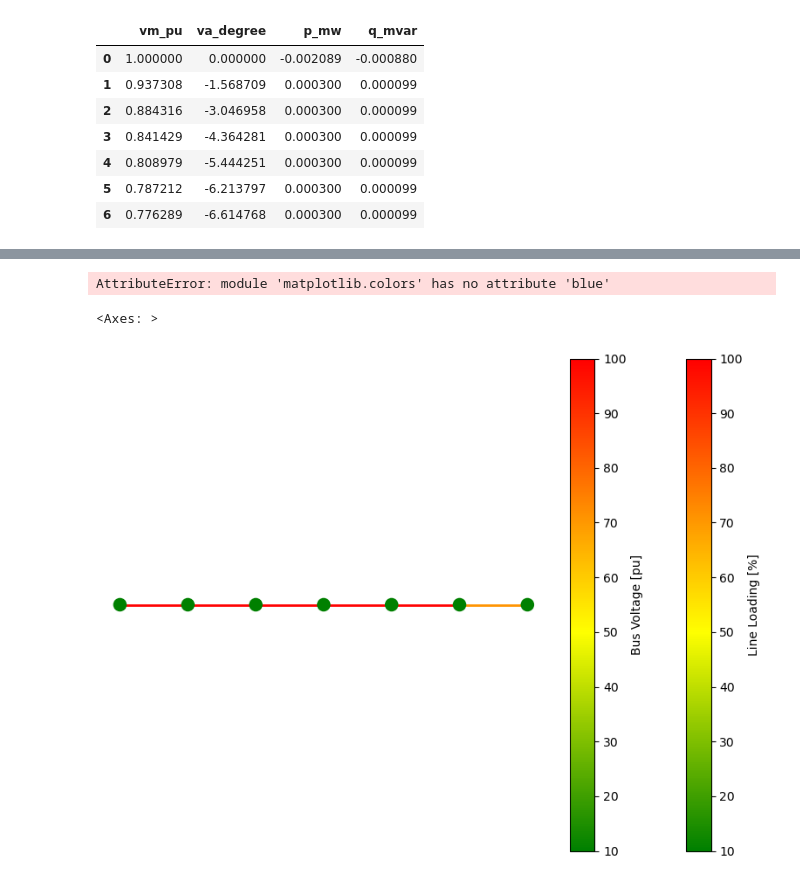
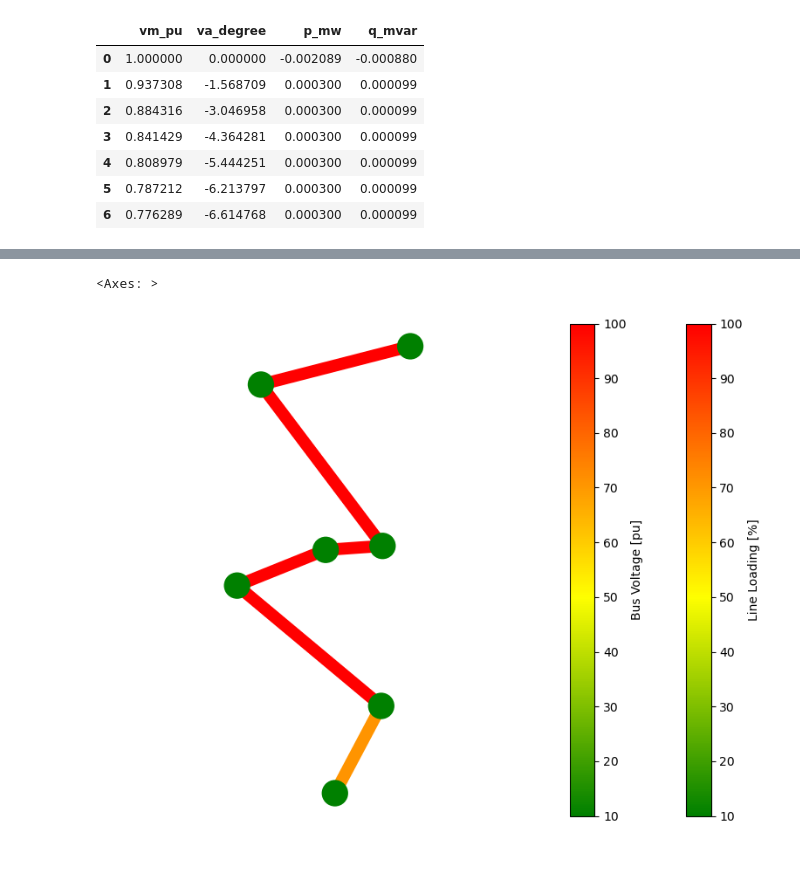
Before and after one commit to Imim0987/OxEnergyMScPython, a Jupyter notebook: NotebooksScripts/08_02_01_Bidi Bidi.ipynb, the cells around one changed output, grey strips where cells are left out. Saved outputs shown, nothing was run; the diff lists cells and outputs as text; code cells hidden in the pictures.

```diff
--- a/NotebooksScripts/08_02_01_Bidi Bidi.ipynb
+++ b/NotebooksScripts/08_02_01_Bidi Bidi.ipynb
@@ -175,33 +176,16 @@ No or insufficient geodata available --> Creating artificial coordinates. This m
 # %%
-# use collections to plot a colourmap showing line loadings
-
-import matplotlib.pyplot as plt
-from matplotlib import colors as color
 import pandapower as pp
 import pandapower.plotting as plot
 %matplotlib inline
 
 
-sizes = plot.get_collection_sizes(net)
+pp.runpp(net)
+cmap_list=[(10, "green"), (50, "yellow"), (100, "red")] # line loading in %
+cmap, norm = plot.cmap_continuous(cmap_list) # create colormap and normalization
 
-lc = plot.create_line_collection(net, net.line.index, color=color.blue, zorder=1) #create lines
-bc = plot.create_bus_collection(net, net.bus.index, size=sizes['bus'], color=color.colors[0], zorder=2) #create buses
-plot.draw_collections([lc, bc], figsize=(8,6)) # plot lines and buses
+lc = plot.create_line_collection(net, net.line.index, zorder=1, cmap=cmap, norm=norm, linewidths=10) # create lines
+bc = plot.create_bus_collection(net, net.bus.index, size=0.00001, zorder=2, cmap=cmap, norm=norm) # create buses
+plot.draw_collections([lc, bc], figsize=(8,6))
 # %% [output]
-AttributeError: module 'matplotlib.colors' has no attribute 'blue'
+<Axes: >
+[figure, added]
-# %%
-import pandapower as pp
-import pandapower.plotting as plot
-%matplotlib inline
-
-
-pp.runpp(net)
-cmap_list=[(10, "green"), (50, "yellow"), (100, "red")] # line loading in %
-cmap, norm = plot.cmap_continuous(cmap_list) # create colormap and normalization
-
-lc = plot.create_line_collection(net, net.line.index, zorder=1, cmap=cmap, norm=norm, linewidths=2) # create lines
-bc = plot.create_bus_collection(net, net.bus.index, size=0.1, zorder=2, cmap=cmap, norm=norm) # create buses
-plot.draw_collections([lc, bc], figsize=(8,6))
-# %% [output]
-<Axes: >
-[figure, removed]
```
Also changed, not shown: parts of 5 cells of this notebook, 24 other files.
